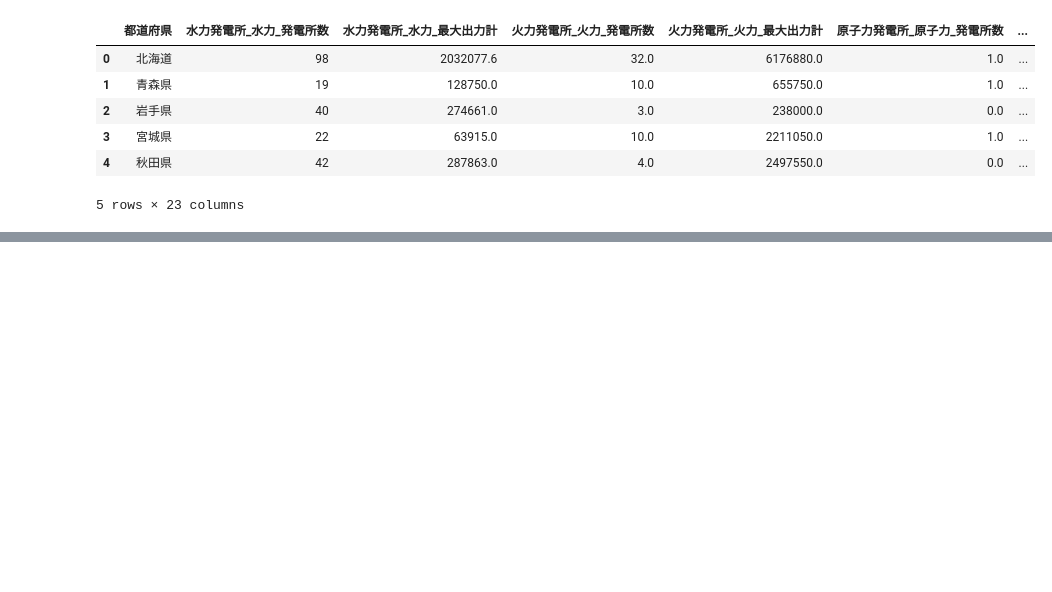
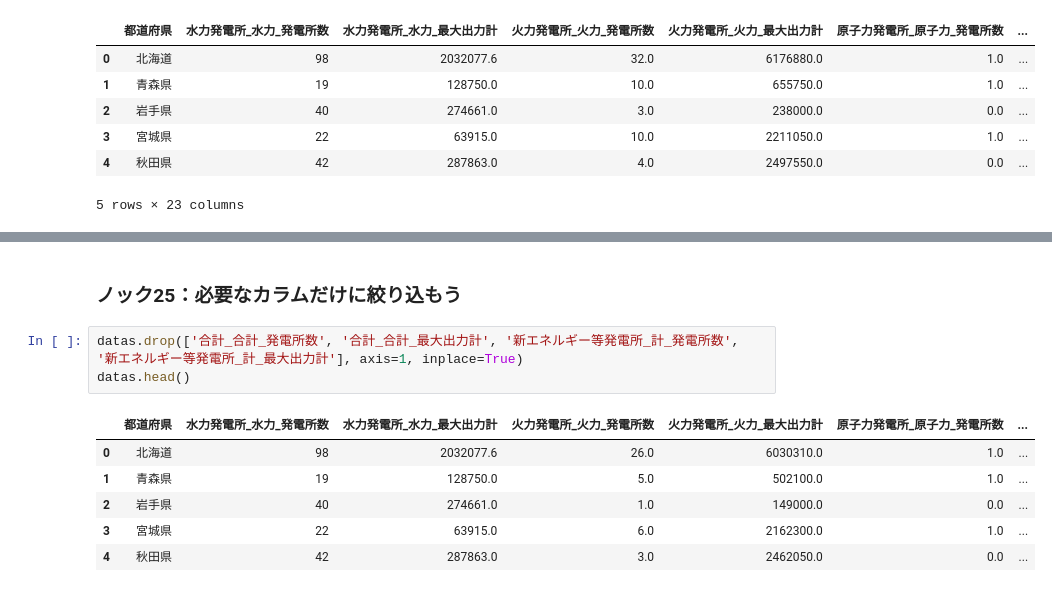
Before and after one commit to TakuroTerui/python_data_processing_100_knock, a Jupyter notebook: 第2章Excelデータを読み込んでみよう.ipynb, the cells around one changed output, grey strips where cells are left out. Cells and saved outputs as stored; diff of their text form; blank space fills up the shorter version.

```diff
--- a/第2章Excelデータを読み込んでみよう.ipynb
+++ b/第2章Excelデータを読み込んでみよう.ipynb
@@ -132,0 +215,12 @@ data.head()
+# %% [markdown]
+### ノック25：必要なカラムだけに絞り込もう
+# %%
+datas.drop(['合計_合計_発電所数', '合計_合計_最大出力計', '新エネルギー等発電所_計_発電所数', '新エネルギー等発電所_計_最大出力計'], axis=1, inplace=True)
+datas.head()
+# %% [output]
+|  | 都道府県 | 水力発電所_水力_発電所数 | 水力発電所_水力_最大出力計 | 火力発電所_火力_発電所数 | 火力発電所_火力_最大出力計 | 原子力発電所_原子力_発電所数 | ... |
+| 0 | 北海道 | 98 | 2032077.6 | 26.0 | 6030310.0 | 1.0 | ... |
+| 1 | 青森県 | 19 | 128750.0 | 5.0 | 502100.0 | 1.0 | ... |
+| 2 | 岩手県 | 40 | 274661.0 | 1.0 | 149000.0 | 0.0 | ... |
+| 3 | 宮城県 | 22 | 63915.0 | 6.0 | 2162300.0 | 1.0 | ... |
+| 4 | 秋田県 | 42 | 287863.0 | 3.0 | 2462050.0 | 0.0 | ... |
```
Also changed, not shown: parts of 9 cells of this notebook.
